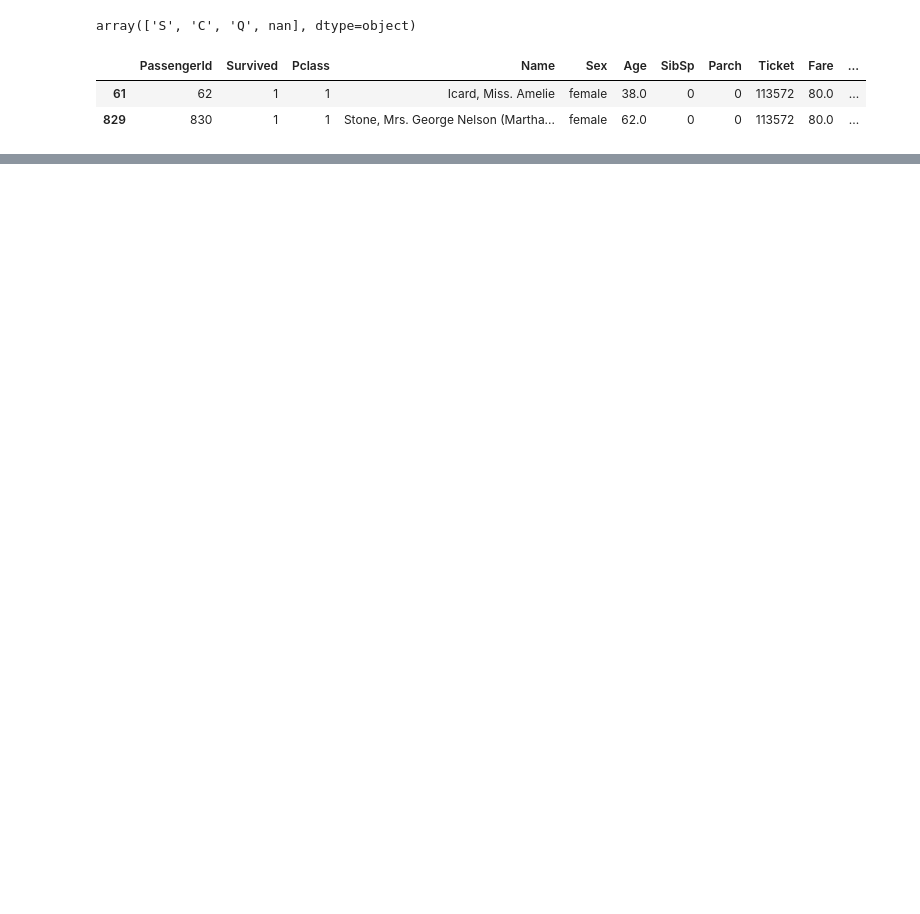
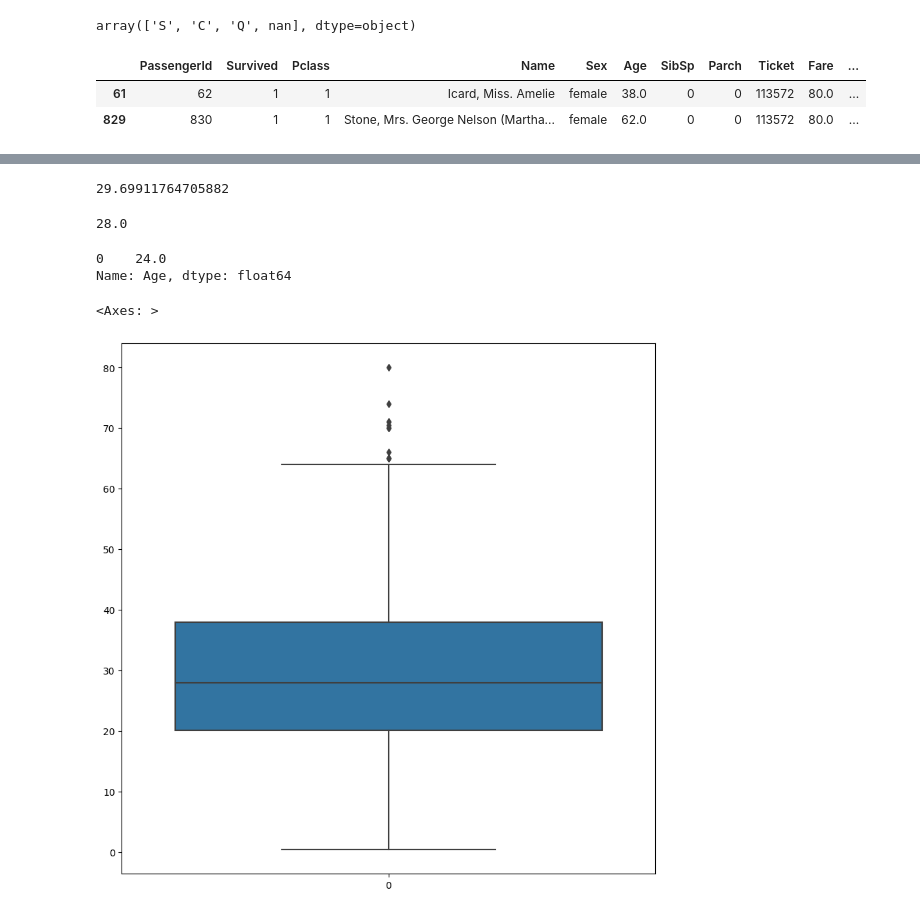
Before and after one commit to sujataprasad01/ML-Logistic-Regression-Titanic-Survival-Dataset-, a Jupyter notebook: Logistic_Regression_(Titanic_Survival_Dataset).ipynb, the cells around one changed output, grey strips where cells are left out. Cells and saved outputs as stored; diff of their text form; code cells hidden in the pictures; blank space fills up the shorter version.

```diff
--- a/Logistic_Regression_(Titanic_Survival_Dataset).ipynb
+++ b/Logistic_Regression_(Titanic_Survival_Dataset).ipynb
@@ -125,0 +274,19 @@ df[df.Embarked.isnull()]
+# %%
+df.Age.mean()
+# %% [output]
+29.69911764705882
+# %%
+df.Age.median()
+# %% [output]
+28.0
+# %%
+df.Age.mode()
+# %% [output]
+0    24.0
+Name: Age, dtype: float64
+# %%
+plt.figure(figsize=(10,10))
+sns.boxplot(df.Age)
+# %% [output]
+<Axes: >
+[figure, added]
```
Also changed, not shown: parts of 20 cells of this notebook.
